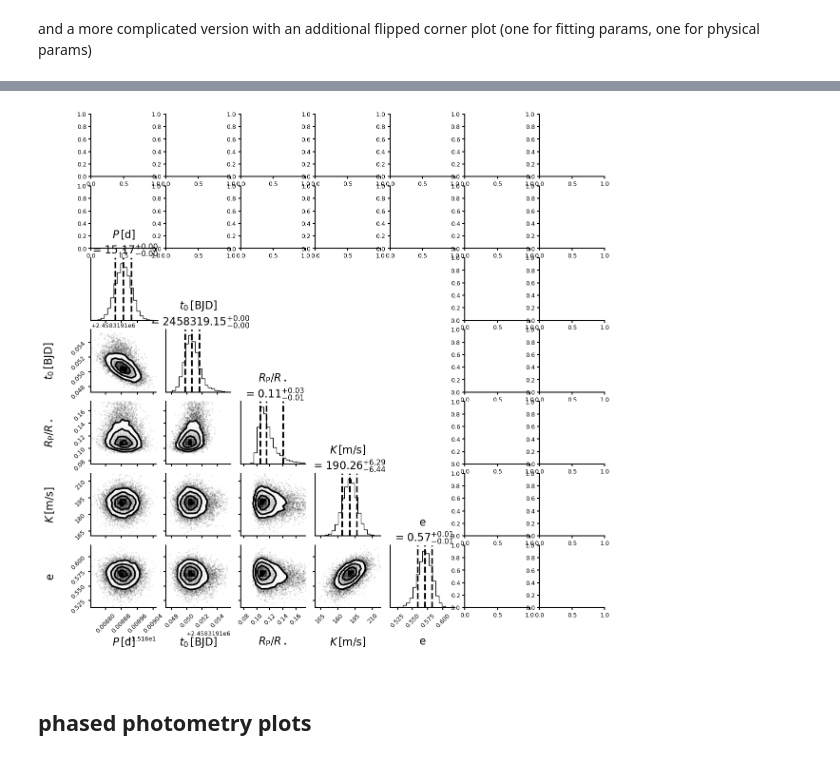
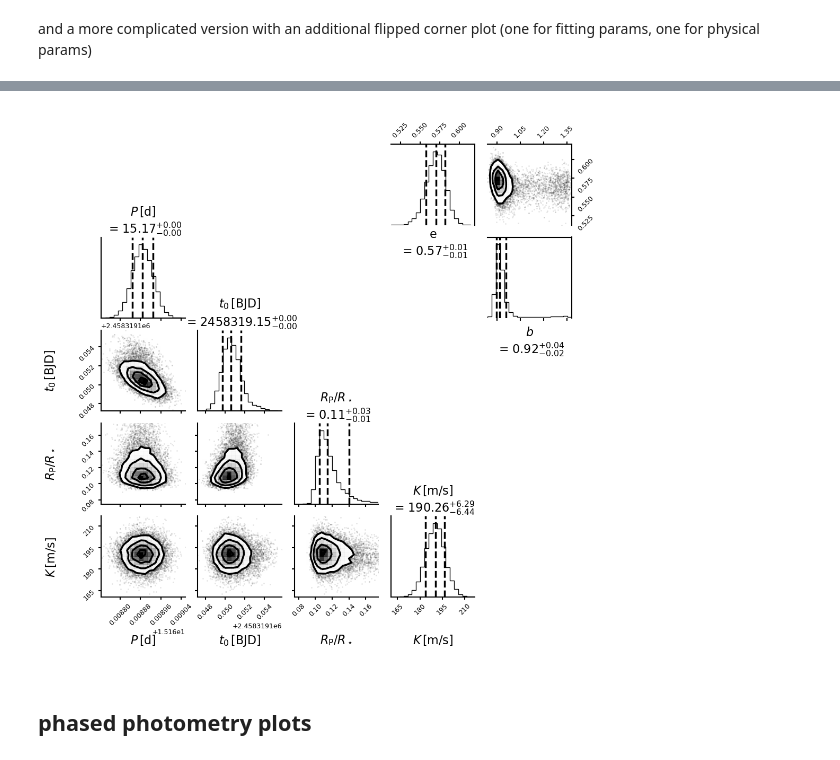
Before and after one commit to matiscke/eccentricWarmJupiter, a Jupyter notebook: 20200312_WINEpaper.ipynb, the cells around one changed output, grey strips where cells are left out. Cells and saved outputs as stored; diff of their text form; code cells hidden in the pictures.

```diff
--- a/20200312_WINEpaper.ipynb
+++ b/20200312_WINEpaper.ipynb
@@ -273,7 +271,7 @@ ValueError: too many values to unpack (expected 2)
-# %%
-fig
-# %% [output]
-[figure, removed]
+# %%
+figAll
+# %% [output]
+[figure, added]
 # %% [markdown]
 ## phased photometry plots
 # %%
```
Also changed, not shown: parts of 22 cells of this notebook, 1 other file.
